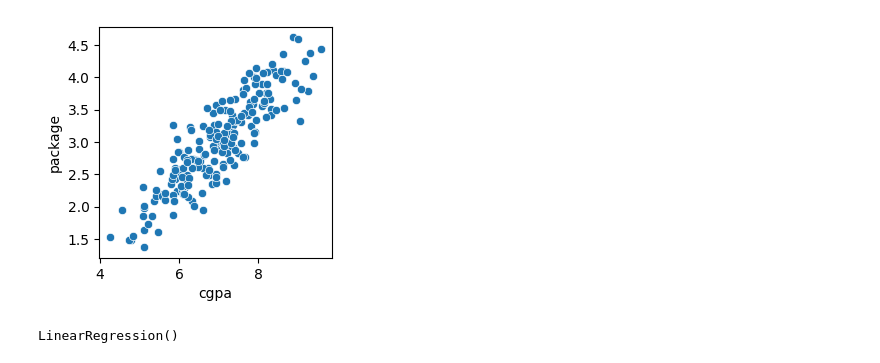
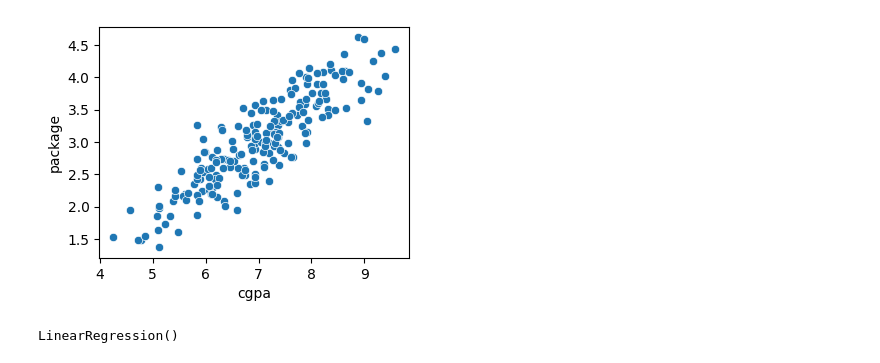
Before and after one commit to Nimra-Iman/Regression_supervised_learning, a Jupyter notebook: 1_simple linear regression/del.ipynb, the cells around one changed output. Drawn from its saved outputs; the diff is of its cells as text; code cells hidden in the pictures.

```diff
--- a/1_simple linear regression/del.ipynb
+++ b/1_simple linear regression/del.ipynb
@@ -12,7 +16,7 @@ dataset.head(3)
 # %%
-plt.figure(figsize=(3,3))
-sns.scatterplot(x="cgpa",y="package", data=dataset)
+plt.figure(figsize=(4,3))
+sns.scatterplot(x='cgpa', y='package', data=dataset)
 plt.show()
 # %% [output]
-[figure, old version]
+[figure, new version]
 # %%
@@ -24,2 +29,6 @@ x_train, x_test, y_train, y_test= train_test_split(x,y,test_size=0.3, random_sta
 # %%
 from sklearn.linear_model import LinearRegression
+lr = LinearRegression()
+lr.fit(x_train, y_train)
+# %% [output]
+LinearRegression()
@@ -28,4 +34,0 @@ lr=LinearRegression()
-# %%
-lr.fit(x_train, y_train) #y=mx+c
-# %% [output]
-LinearRegression()
```
Also changed, not shown: parts of 13 cells of this notebook, 1 other file.
